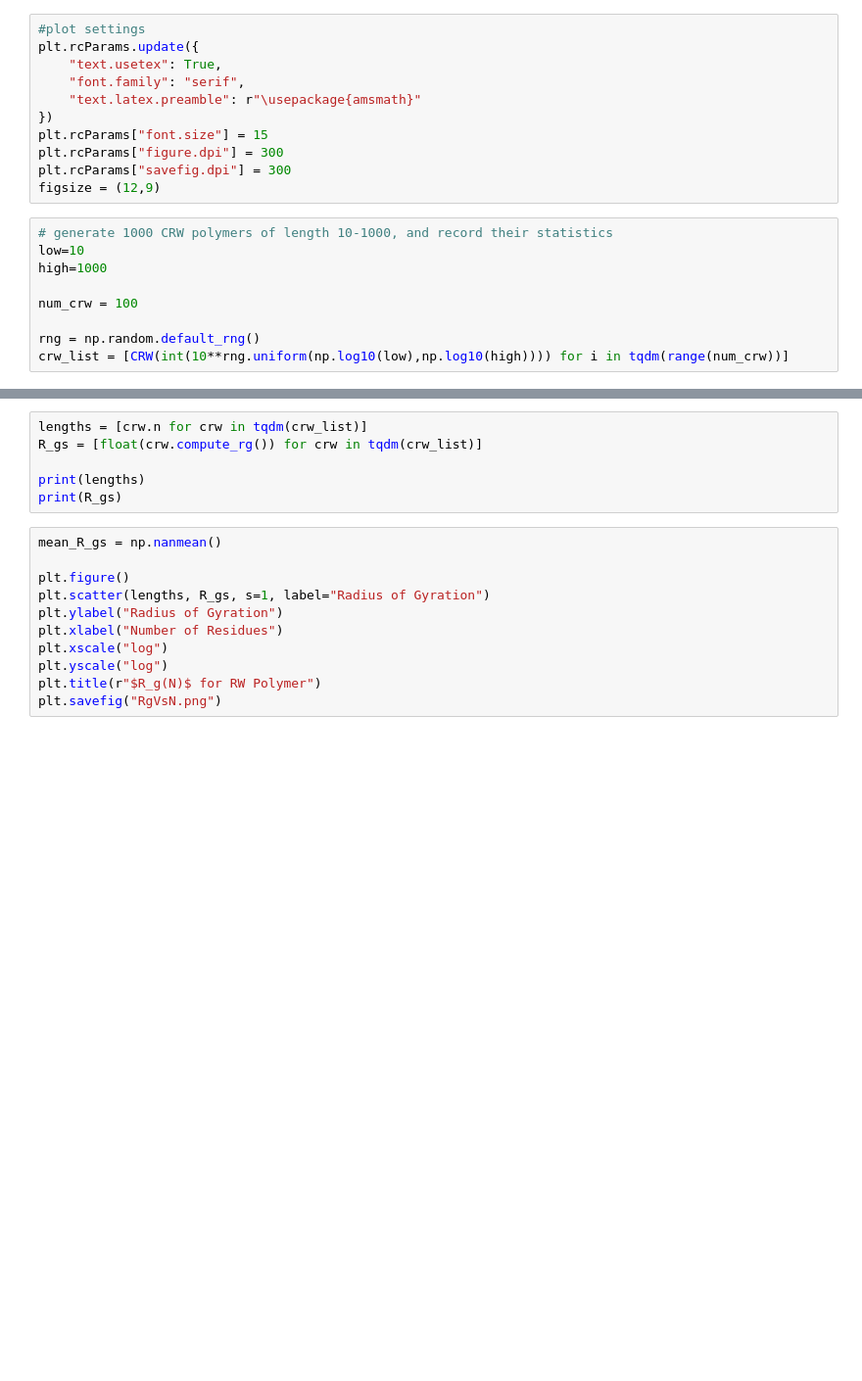
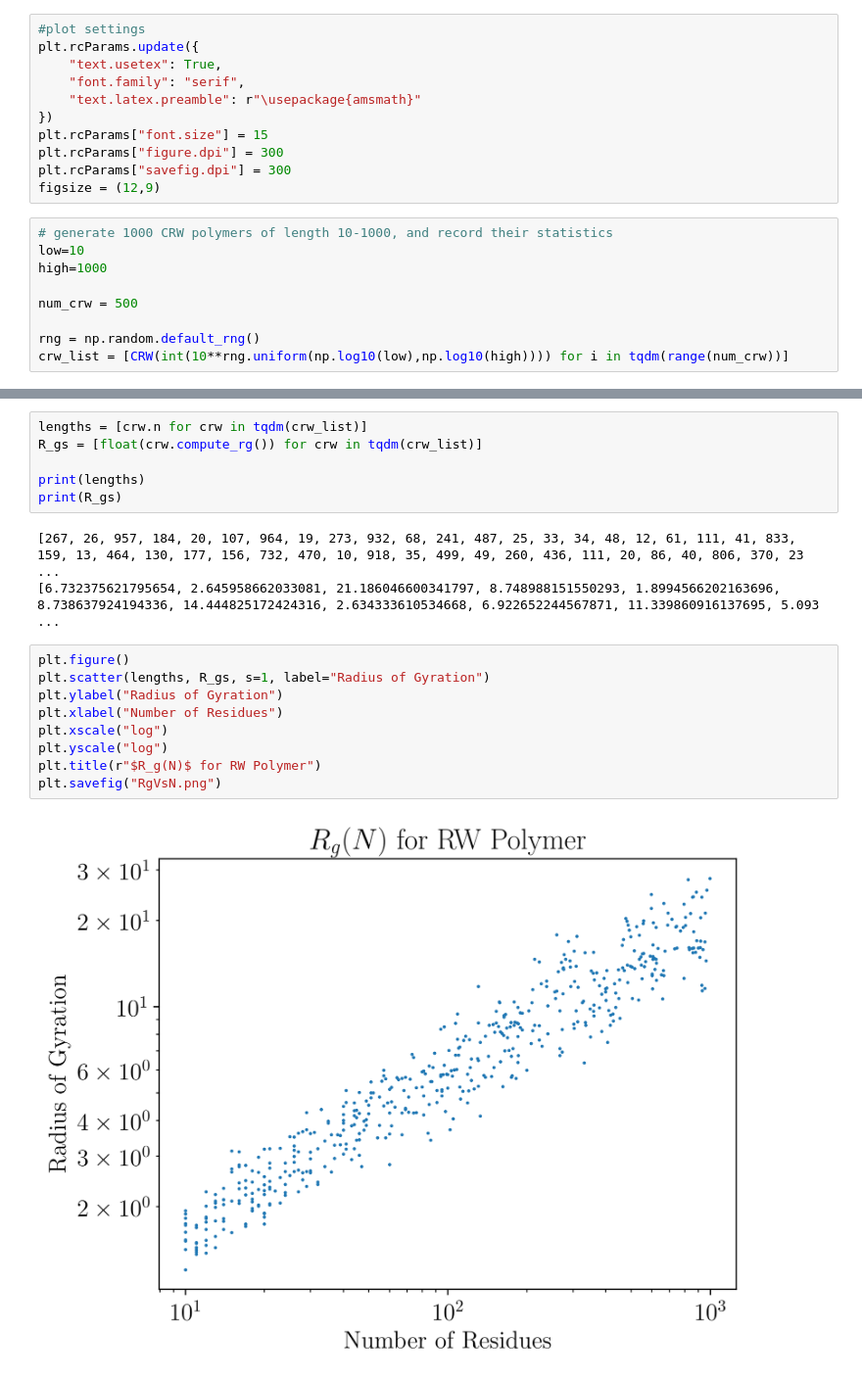
Before and after one commit to ayorba/constrained-polymer, a Jupyter notebook: crw_stats.ipynb, the cells around one changed output, grey strips where cells are left out. Shown at 98% size. Saved outputs shown, nothing was run; the diff lists cells and outputs as text; blank space fills up the shorter version.

```diff
--- a/crw_stats.ipynb
+++ b/crw_stats.ipynb
@@ -20,7 +20,7 @@ figsize = (12,9)
 low=10
 high=1000
 
-num_crw = 100
+num_crw = 500
 
 rng = np.random.default_rng()
 crw_list = [CRW(int(10**rng.uniform(np.log10(low),np.log10(high)))) for i in tqdm(range(num_crw))]
@@ -34,17 +55,20 @@ R_gs = [float(crw.compute_rg()) for crw in tqdm(crw_list)]
 
 print(lengths)
 print(R_gs)
+# %% [output]
+[267, 26, 957, 184, 20, 107, 964, 19, 273, 932, 68, 241, 487, 25, 33, 34, 48, 12, 61, 111, 41, 833, 159, 13, 464, 130, 177, 156, 732, 470, 10, 918, 35, 499, 49, 260, 436, 111, 20, 86, 40, 806, 370, 23 ...
+[6.732375621795654, 2.645958662033081, 21.186046600341797, 8.748988151550293, 1.8994566202163696, 8.738637924194336, 14.444825172424316, 2.634333610534668, 6.922652244567871, 11.339860916137695, 5.093 ...
 # %%
-mean_R_gs = np.nanmean()
-
 plt.figure()
 plt.scatter(lengths, R_gs, s=1, label="Radius of Gyration")
 plt.ylabel("Radius of Gyration")
 plt.xlabel("Number of Residues")
 plt.xscale("log")
 plt.yscale("log")
 plt.title(r"$R_g(N)$ for RW Polymer")
 plt.savefig("RgVsN.png")
+# %% [output]
+[figure, added]
 # %%
 n_max = max(crw.n for crw in crw_list)
 
```
Also changed, not shown: parts of 4 cells of this notebook, 1 other file.
